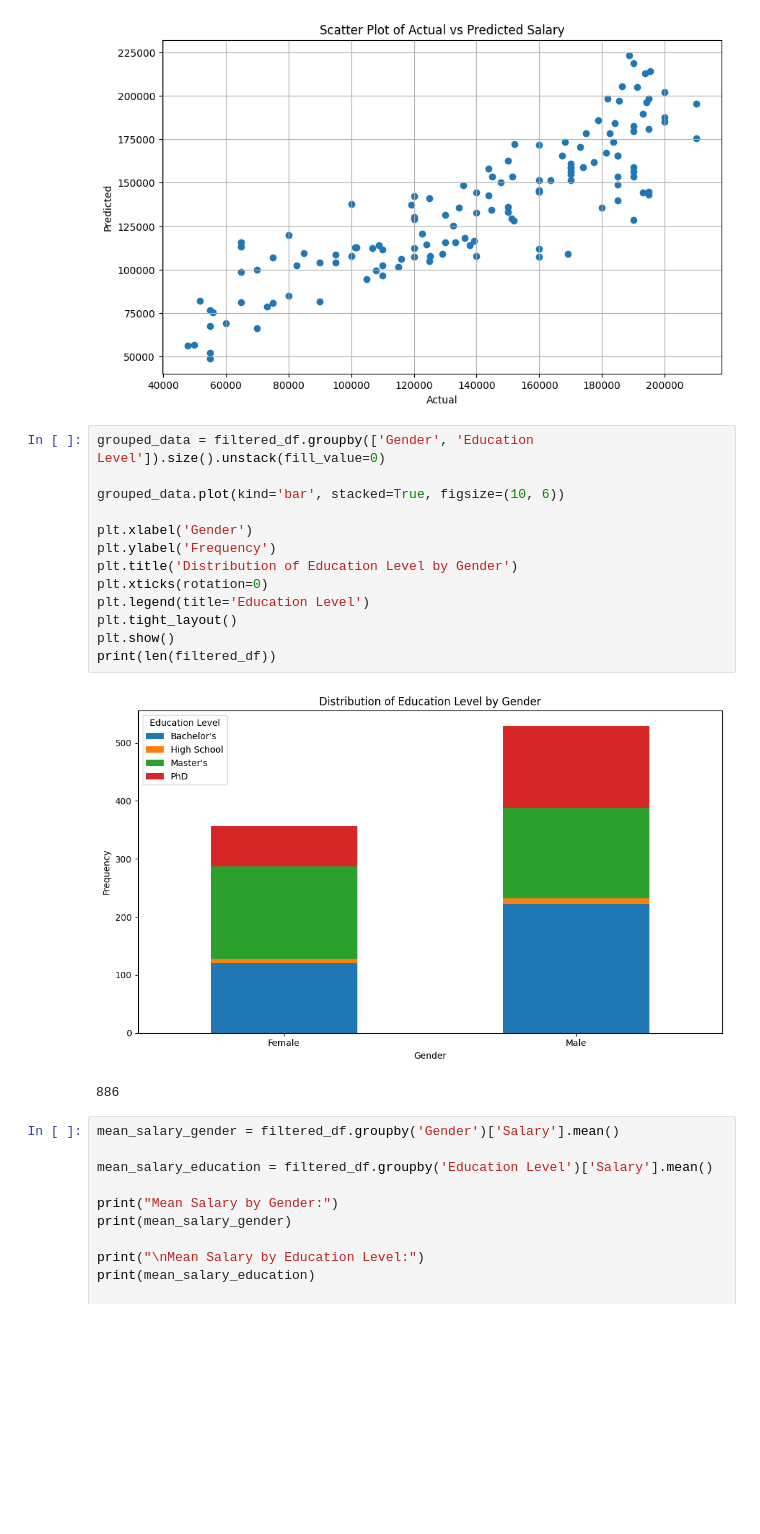
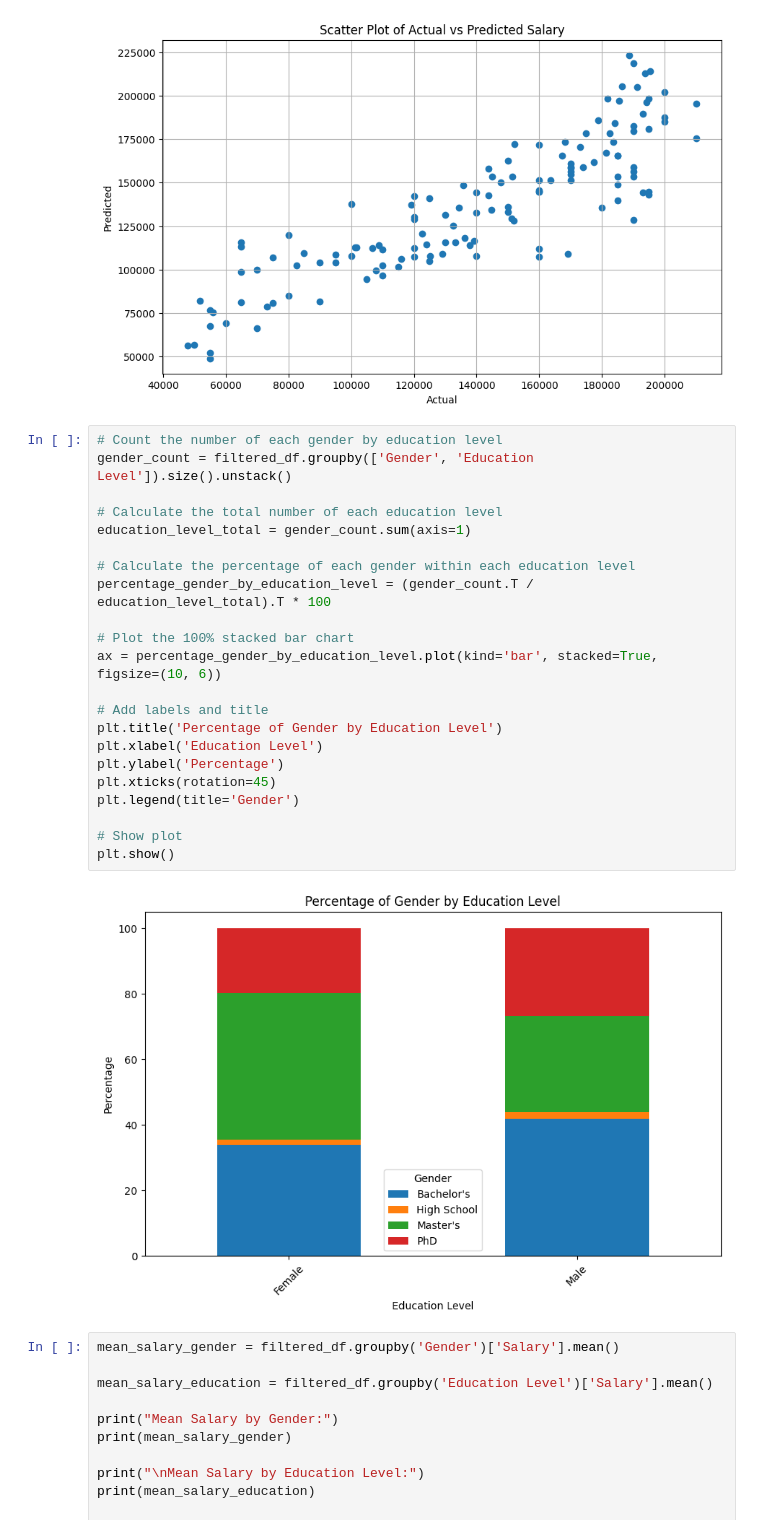
Before and after one commit to JackVacek/AI4ALL, a Jupyter notebook: Preprocessing.ipynb, the cells around one changed output. Drawn from its saved outputs; the diff is of its cells as text; blank space fills up the shorter version.

Commit message:
gender/education percentage graph

```diff
--- a/Preprocessing.ipynb
+++ b/Preprocessing.ipynb
@@ -545,21 +543,29 @@ plt.show()
 # %% [output]
 [figure]
 # %%
-grouped_data = filtered_df.groupby(['Gender', 'Education Level']).size().unstack(fill_value=0)
+# Count the number of each gender by education level
+gender_count = filtered_df.groupby(['Gender', 'Education Level']).size().unstack()
 
-grouped_data.plot(kind='bar', stacked=True, figsize=(10, 6))
+# Calculate the total number of each education level
+education_level_total = gender_count.sum(axis=1)
 
-plt.xlabel('Gender')
-plt.ylabel('Frequency')
-plt.title('Distribution of Education Level by Gender')
-plt.xticks(rotation=0)
-plt.legend(title='Education Level')
-plt.tight_layout()
+# Calculate the percentage of each gender within each education level
+percentage_gender_by_education_level = (gender_count.T / education_level_total).T * 100
+
+# Plot the 100% stacked bar chart
+ax = percentage_gender_by_education_level.plot(kind='bar', stacked=True, figsize=(10, 6))
+
+# Add labels and title
+plt.title('Percentage of Gender by Education Level')
+plt.xlabel('Education Level')
+plt.ylabel('Percentage')
+plt.xticks(rotation=45)
+plt.legend(title='Gender')
+
+# Show plot
 plt.show()
-print(len(filtered_df))
 # %% [output]
-[figure, old version]
+[figure, new version]
-886
 # %%
 mean_salary_gender = filtered_df.groupby('Gender')['Salary'].mean()
 
```
Also changed, not shown: parts of 1 cell of this notebook.
